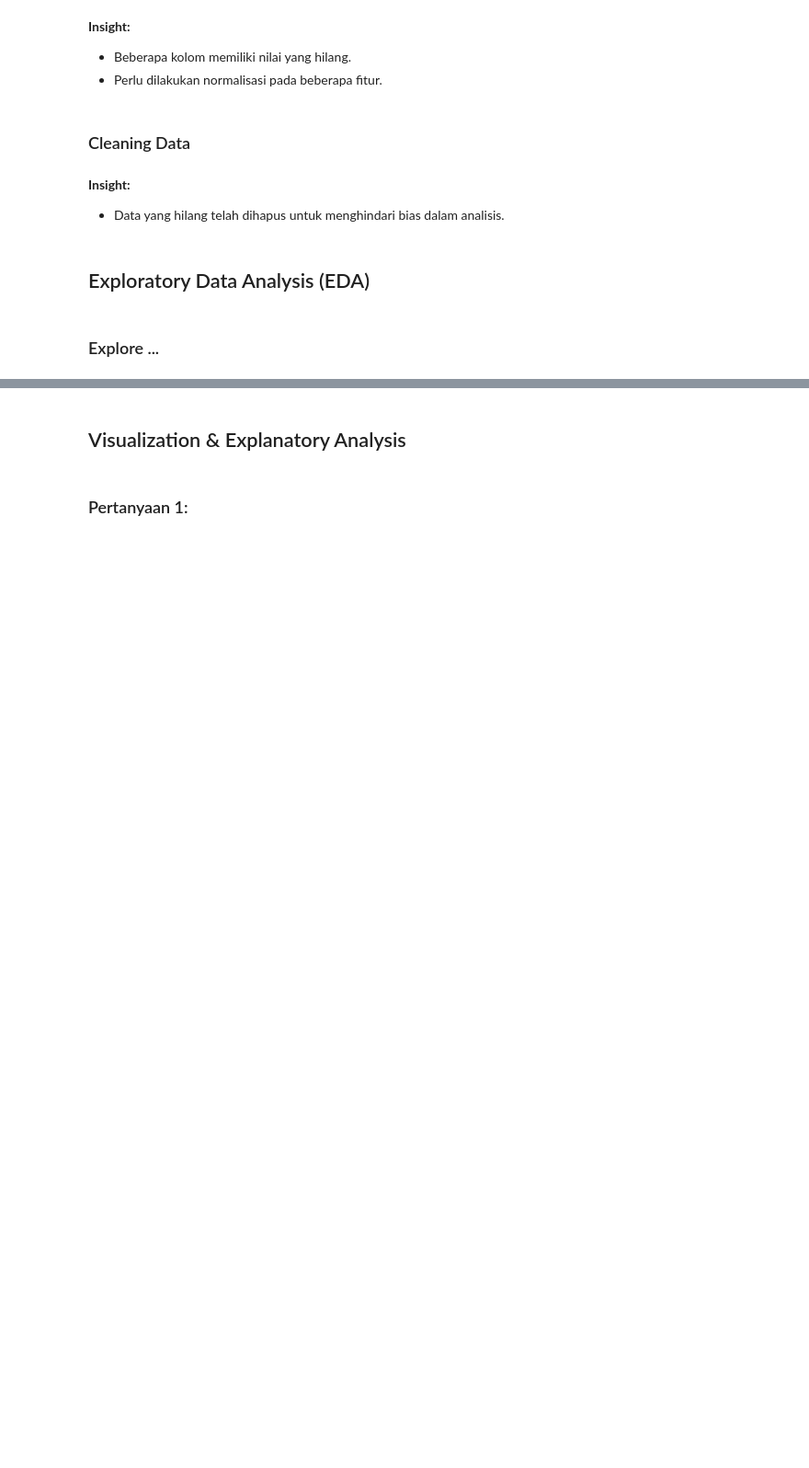
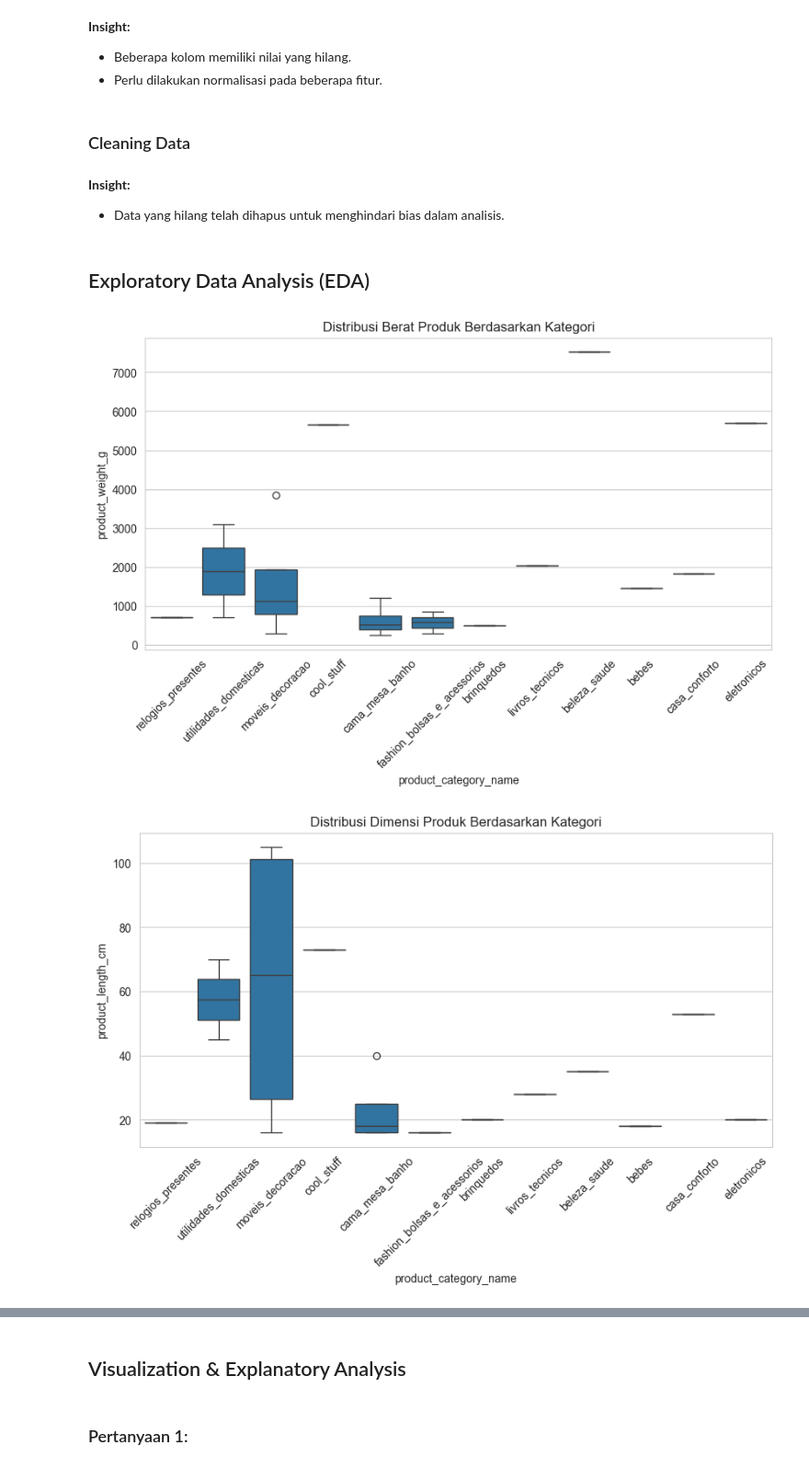
Before and after one commit to Ganiramadhan/data-analyst, a Jupyter notebook: notebook.ipynb, the cells around one changed output, grey strips where cells are left out. Shown at 92% size. Cells and saved outputs as stored; diff of their text form; code cells hidden in the pictures; blank space fills up the shorter version.

Commit message:
chore: data analisis

```diff
--- a/notebook.ipynb
+++ b/notebook.ipynb
@@ -47,5 +81,3 @@ df_customers.dropna(inplace=True)
 - Data yang hilang telah dihapus untuk menghindari bias dalam analisis.
 # %% [markdown]
 ## Exploratory Data Analysis (EDA)
-# %% [markdown]
-### Explore ...
@@ -57,0 +84,43 @@ plt.show()
+# %%
+import pandas as pd
+import matplotlib.pyplot as plt
+import seaborn as sns
+
+# Load dataset
+df_customers = pd.read_csv("data/customers_dataset.csv", encoding='utf-8')
+df_products = pd.read_csv("data/products_dataset.csv", encoding='utf-8')
+
+# Ambil sampel data untuk visualisasi agar lebih ringkas
+df_sample_products = df_products.sample(n=20, random_state=42)
+df_sample_customers = df_customers.sample(n=20, random_state=42)
+
+# Plot helper function
+def plot_box(x, y, title):
+    plt.figure(figsize=(10, 5))
+    sns.boxplot(x=x, y=y, data=df_sample_products)
+    plt.title(title)
+    plt.xticks(rotation=45)
+    plt.show()
+
+# 1. Distribusi berat & dimensi produk
+plot_box('product_category_name', 'product_weight_g', "Distribusi Berat Produk Berdasarkan Kategori")
+plot_box('product_category_name', 'product_length_cm', "Distribusi Dimensi Produk Berdasarkan Kategori")
+
+# 2. Korelasi fitur produk
+sns.heatmap(df_sample_products[['product_photos_qty', 'product_description_length', 'product_name_lenght', 'product_length_cm']].corr(), annot=True, cmap='coolwarm')
+plt.title("Korelasi antara Variabel terhadap Dimensi Produk")
+plt.show()
+
+sns.pairplot(df_sample_products[['product_photos_qty', 'product_description_length', 'product_name_lenght', 'product_length_cm']])
+plt.show()
+
+# 3. Distribusi pelanggan berdasarkan lokasi
+df_sample_customers['customer_city'].value_counts().plot(kind='bar', figsize=(10, 5), color='skyblue')
+plt.title("Distribusi Pelanggan Berdasarkan Lokasi")
+plt.xlabel("Kota")
+plt.ylabel("Jumlah Pelanggan")
+plt.xticks(rotation=45)
+plt.show()
+# %% [output]
+[figure, added]
+[figure, added]
```
Also changed, not shown: parts of 31 cells of this notebook, 7 other files.
